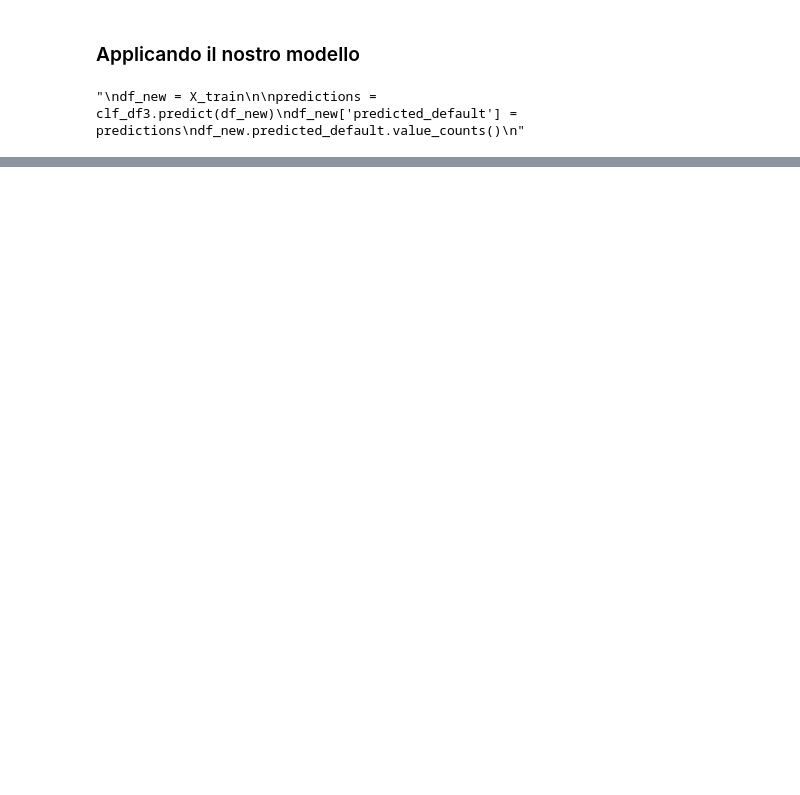
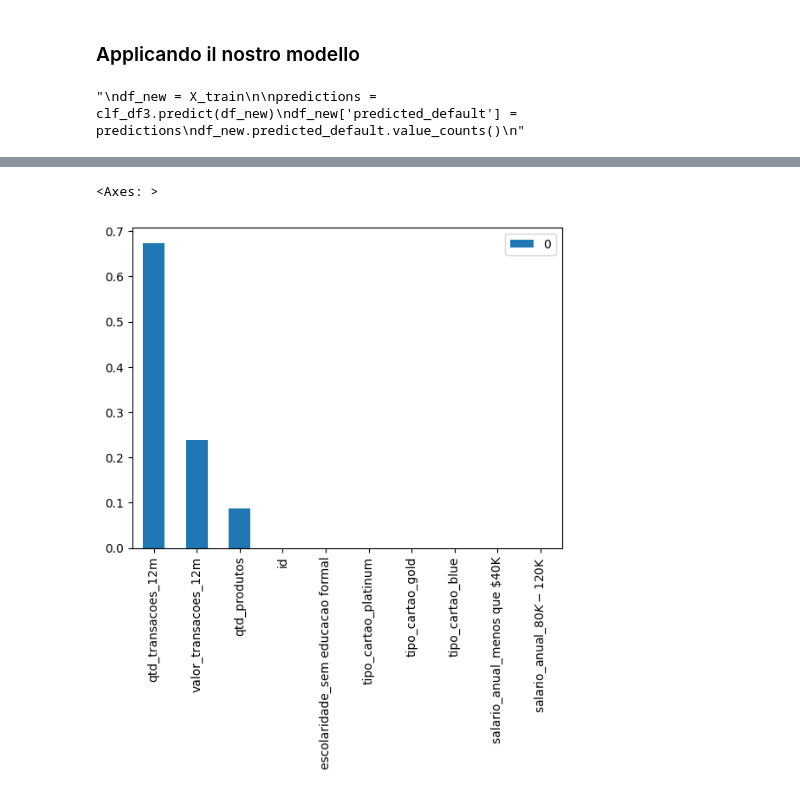
Before and after one commit to enzoschitini/repository-data-science-library, a Jupyter notebook: Data Science/EBAC Decision Tree Classifier/ml_model.ipynb, the cells around one changed output, grey strips where cells are left out. Saved outputs shown, nothing was run; the diff lists cells and outputs as text; code cells hidden in the pictures; blank space fills up the shorter version.

```diff
--- a/Data Science/EBAC Decision Tree Classifier/ml_model.ipynb
+++ b/Data Science/EBAC Decision Tree Classifier/ml_model.ipynb
@@ -239,0 +357,5 @@ DecisionTreeClassifier(max_depth=8, max_leaf_nodes=15, random_state=100)
+# %%
+feature_names = X.columns
+
+feature_importance = pd.DataFrame(clf_df4.feature_importances_, index = feature_names).sort_values(0, ascending=False)
+feature_importance.head(5)
@@ -239,0 +369,6 @@ DecisionTreeClassifier(max_depth=8, max_leaf_nodes=15, random_state=100)
+# %%
+features = list(feature_importance[feature_importance[0]>0].index)
+feature_importance.head(10).plot(kind='bar')
+# %% [output]
+<Axes: >
+[figure, added]
```
Also changed, not shown: parts of 27 cells of this notebook.
